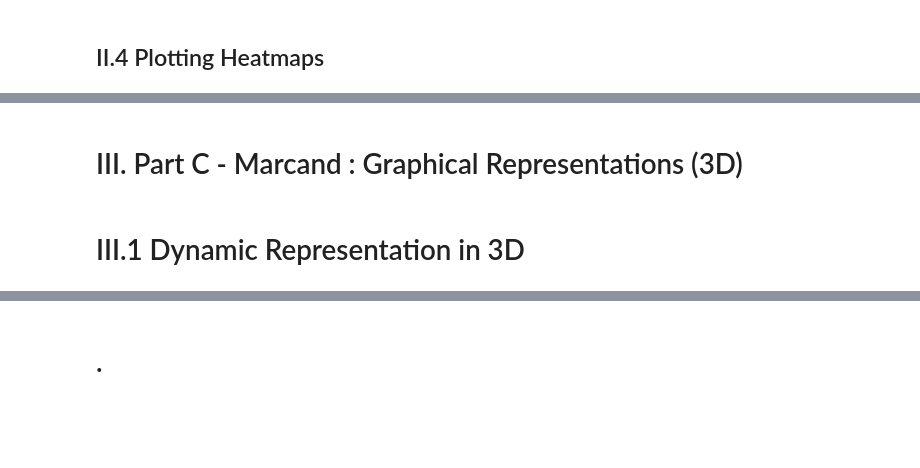
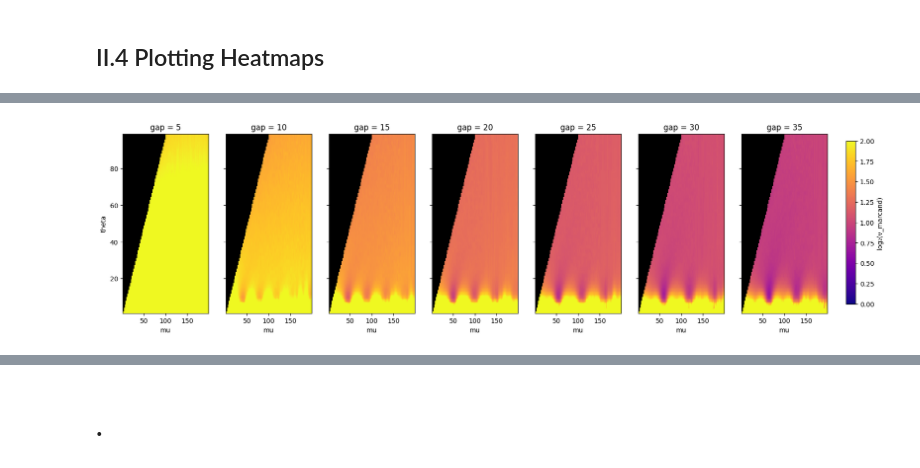
Before and after one commit to npelletbossot/Workspace, a Jupyter notebook: marcand/notebooks/mrc_outline.ipynb, the cells around one changed output, grey strips where cells are left out. Cells and saved outputs as stored; diff of their text form; code cells hidden in the pictures; blank space fills up the shorter version.

```diff
--- a/marcand/notebooks/mrc_outline.ipynb
+++ b/marcand/notebooks/mrc_outline.ipynb
@@ -646,4 +477,0 @@ plt.show()
-# %% [markdown]
-# III. Part C - Marcand : Graphical Representations (3D)
-# %% [markdown]
-# III.1 Dynamic Representation in 3D
@@ -754,0 +478,51 @@ mrc_plotly_3D_v_marcand_log_and_linear(config_data)
+# %%
+from matplotlib import colormaps
+
+cmap = colormaps['plasma'].copy()
+cmap.set_bad(color='black')
+
+gap_values = df_pl_main.select("gap").unique().sort("gap")["gap"].to_numpy()
+
+fig, axs = plt.subplots(1, 7, figsize=(20, 5), sharey=True)
+
+for ax, gap_value in zip(axs, gap_values):
+    df_gap = df_pl_main.filter(pl.col("gap") == gap_value)
+
+    if df_gap.is_empty():
+        ax.set_title(f"gap={gap_value} (vide)")
+        continue
+
+    try:
+        pivot_df = df_gap.pivot(values="v_marcand", index="theta", on="mu", aggregate_function="first")
+        pivot_df = pivot_df.sort("theta")
+
+        theta_vals = pivot_df["theta"].to_numpy()
+        mu_vals = sorted([int(col) for col in pivot_df.columns if col != "theta"])
+        v_grid_raw = np.array([pivot_df[str(mu)].to_numpy() for mu in mu_vals]).T
+
+        with np.errstate(divide='ignore', invalid='ignore'):
+            v_grid_log = np.log2(v_grid_raw)
+            v_grid_log[np.isneginf(v_grid_log)] = np.nan
+
+        im = ax.imshow(v_grid_log, aspect='auto', origin='lower',
+                       extent=[min(mu_vals), max(mu_vals), min(theta_vals), max(theta_vals)],
+                       cmap=cmap, vmin=0, vmax=2)
+
+        ax.set_title(f"gap = {gap_value}")
+        ax.set_xlabel("mu")
+        if ax is axs[0]:
+            ax.set_ylabel("theta")
+
+    except Exception as e:
+        ax.set_title(f"gap={gap_value} (erreur)")
+        print(f"Erreur pour gap={gap_value} : {e}")
+
+# Colorbar commune
+fig.subplots_adjust(right=0.88)
+cbar_ax = fig.add_axes([0.9, 0.15, 0.01, 0.7])
+fig.colorbar(im, cax=cbar_ax, label="log₂(v_marcand)")
+
+# plt.tight_layout()
+plt.show()
+# %% [output]
+[figure, added]
```
Also changed, not shown: parts of 10 cells of this notebook.
